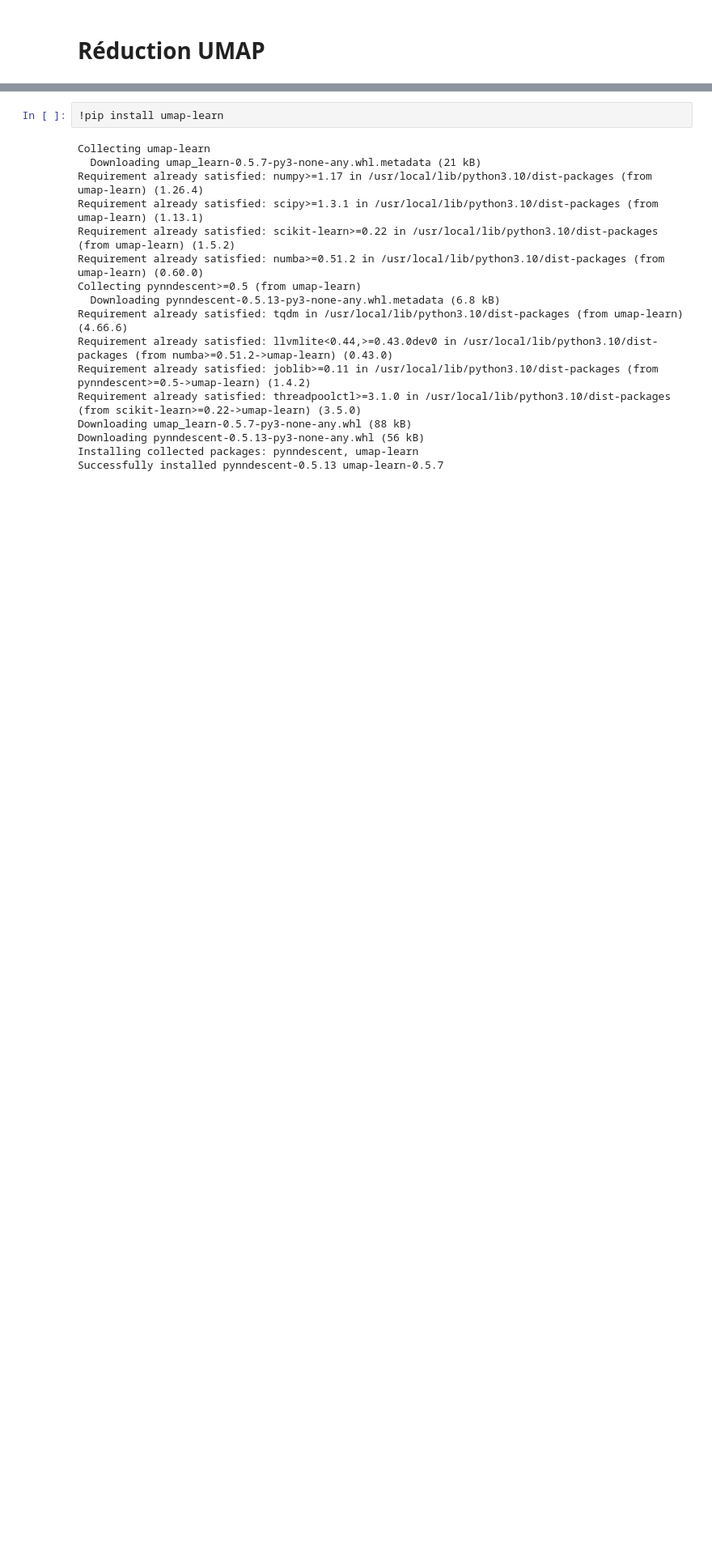
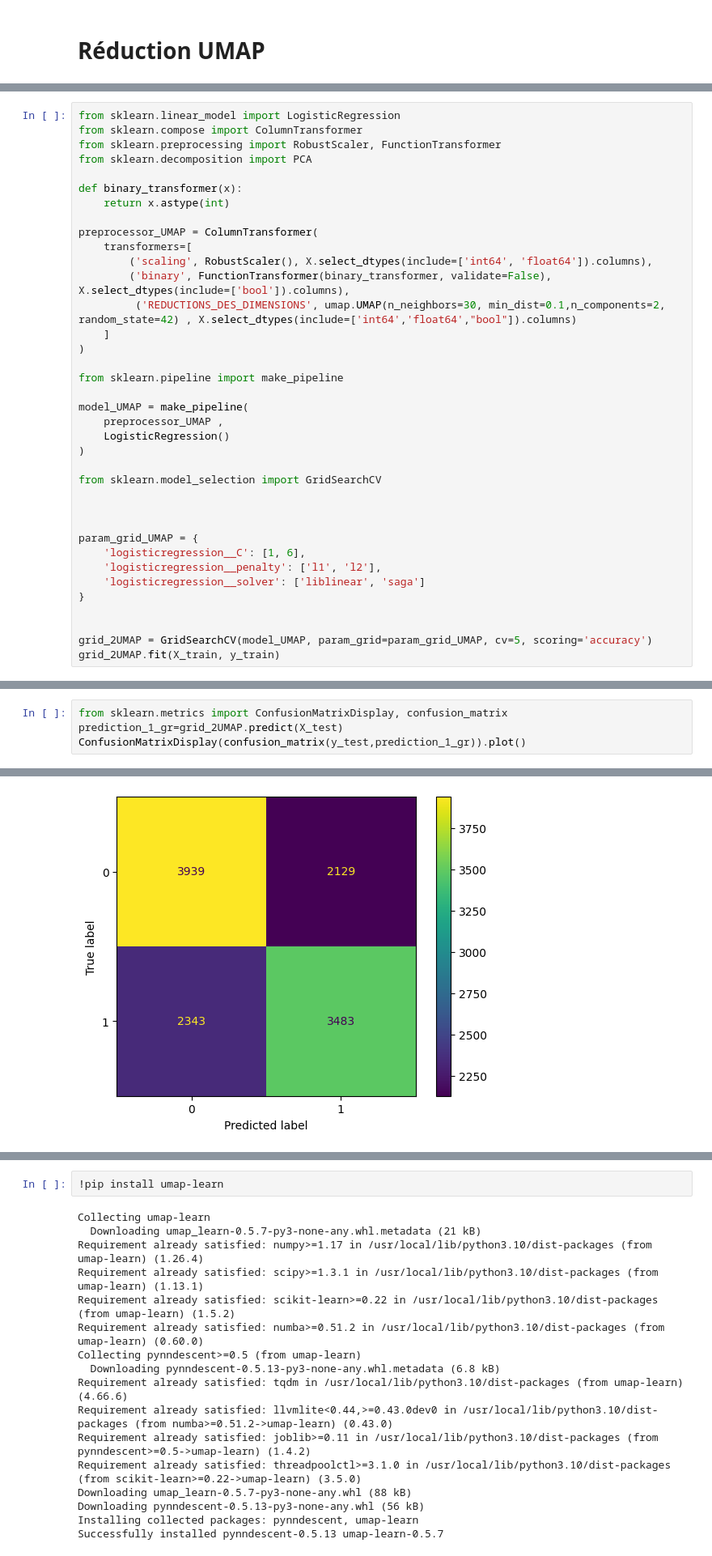
Before and after one commit to bigirimanainnocent12/Apprentissage_automatique, a Jupyter notebook: Apprentissage_Automatique.ipynb, the cells around one changed output, grey strips where cells are left out. Shown at 81% size. Drawn from its saved outputs; the diff is of its cells as text; blank space fills up the shorter version.

```diff
--- a/Apprentissage_Automatique.ipynb
+++ b/Apprentissage_Automatique.ipynb
@@ -1067,0 +1137,37 @@ weighted avg       0.58      0.59      0.58     11894
+# %%
+from sklearn.linear_model import LogisticRegression
+from sklearn.compose import ColumnTransformer
+from sklearn.preprocessing import RobustScaler, FunctionTransformer
+from sklearn.decomposition import PCA
+
+def binary_transformer(x):
+    return x.astype(int)
+
+preprocessor_UMAP = ColumnTransformer(
+    transformers=[
+        ('scaling', RobustScaler(), X.select_dtypes(include=['int64', 'float64']).columns),
+        ('binary', FunctionTransformer(binary_transformer, validate=False), X.select_dtypes(include=['bool']).columns),
+         ('REDUCTIONS_DES_DIMENSIONS', umap.UMAP(n_neighbors=30, min_dist=0.1,n_components=2, random_state=42) , X.select_dtypes(include=['int64','float64',"bool"]).columns)
+    ]
+)
+
+from sklearn.pipeline import make_pipeline
+
+model_UMAP = make_pipeline(
+    preprocessor_UMAP ,
+    LogisticRegression()
+)
+
+from sklearn.model_selection import GridSearchCV
+
+
+
+param_grid_UMAP = {
+    'logisticregression__C': [1, 6],
+    'logisticregression__penalty': ['l1', 'l2'],
+    'logisticregression__solver': ['liblinear', 'saga']
+}
+
+
+grid_2UMAP = GridSearchCV(model_UMAP, param_grid=param_grid_UMAP, cv=5, scoring='accuracy')
+grid_2UMAP.fit(X_train, y_train)
@@ -1067,0 +1196,5 @@ weighted avg       0.58      0.59      0.58     11894
+# %%
+from sklearn.metrics import ConfusionMatrixDisplay, confusion_matrix
+prediction_1_gr=grid_2UMAP.predict(X_test)
+ConfusionMatrixDisplay(confusion_matrix(y_test,prediction_1_gr)).plot()
+# %% [output]
@@ -1067,0 +1202 @@ weighted avg       0.58      0.59      0.58     11894
+[figure, added]
```
Also changed, not shown: parts of 50 cells of this notebook.
